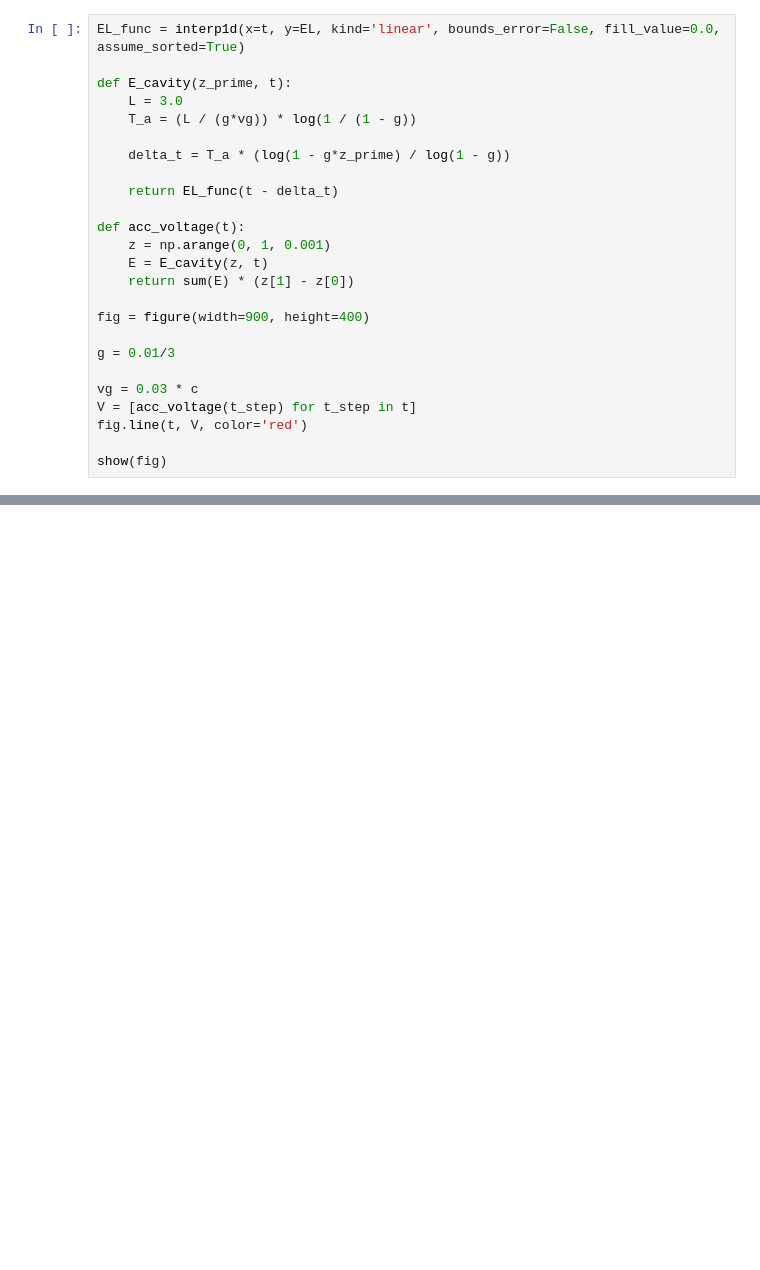
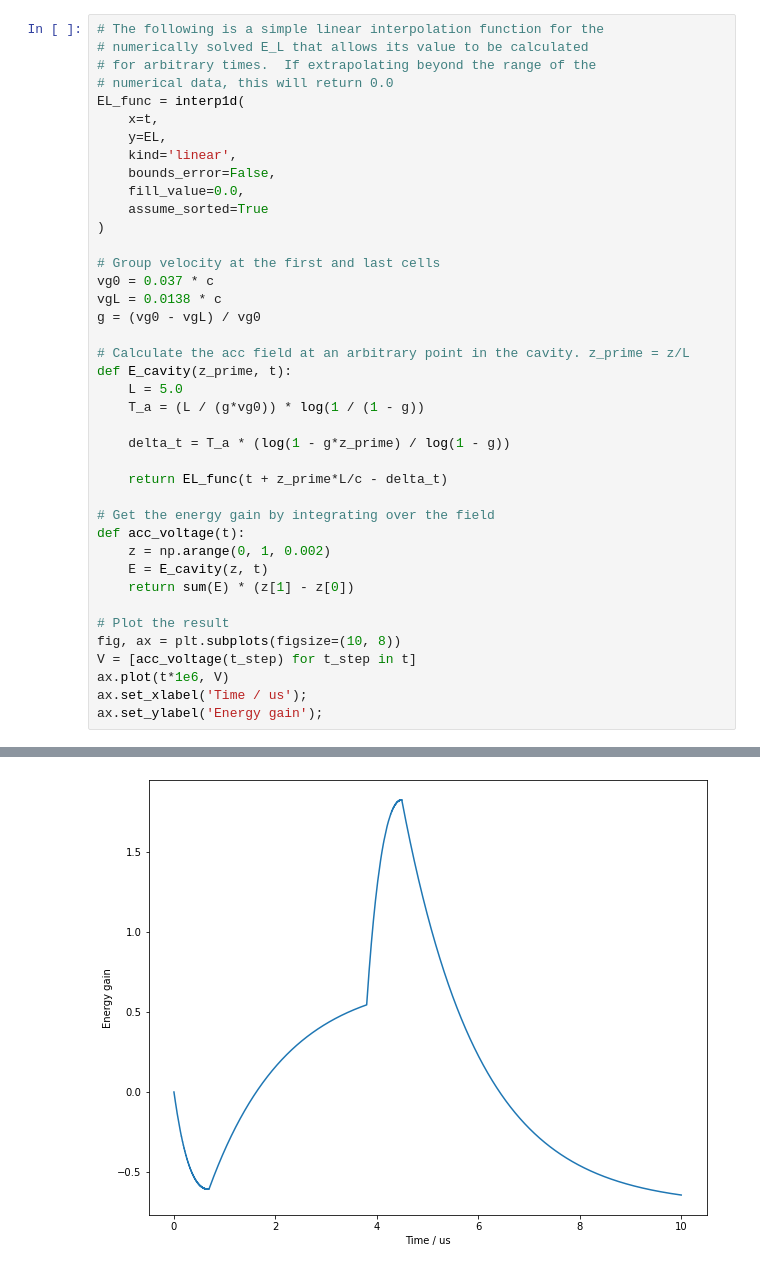
Before and after one commit to stevemolloy/SLED_games, a Jupyter notebook: SLED curves.ipynb, the cells around one changed output, grey strips where cells are left out. Drawn from its saved outputs; the diff is of its cells as text; blank space fills up the shorter version.

```diff
--- a/SLED curves.ipynb
+++ b/SLED curves.ipynb
@@ -59,26 +85,41 @@ show(Column(fig1, fig2, fig3))
 # %%
-EL_func = interp1d(x=t, y=EL, kind='linear', bounds_error=False, fill_value=0.0, assume_sorted=True)
+# The following is a simple linear interpolation function for the
+# numerically solved E_L that allows its value to be calculated
+# for arbitrary times.  If extrapolating beyond the range of the
+# numerical data, this will return 0.0
+EL_func = interp1d(
+    x=t,
+    y=EL,
+    kind='linear',
+    bounds_error=False,
+    fill_value=0.0,
+    assume_sorted=True
+)
 
+# Group velocity at the first and last cells
+vg0 = 0.037 * c
+vgL = 0.0138 * c
+g = (vg0 - vgL) / vg0
+
+# Calculate the acc field at an arbitrary point in the cavity. z_prime = z/L
 def E_cavity(z_prime, t):
-    L = 3.0
-    T_a = (L / (g*vg)) * log(1 / (1 - g))
+    L = 5.0
+    T_a = (L / (g*vg0)) * log(1 / (1 - g))
 
     delta_t = T_a * (log(1 - g*z_prime) / log(1 - g))
 
-    return EL_func(t - delta_t)
+    return EL_func(t + z_prime*L/c - delta_t)
 
+# Get the energy gain by integrating over the field
 def acc_voltage(t):
-    z = np.arange(0, 1, 0.001)
+    z = np.arange(0, 1, 0.002)
     E = E_cavity(z, t)
     return sum(E) * (z[1] - z[0])
 
-fig = figure(width=900, height=400)
-
-g = 0.01/3
-
-vg = 0.03 * c
+# Plot the result
+fig, ax = plt.subplots(figsize=(10, 8))
 V = [acc_voltage(t_step) for t_step in t]
-fig.line(t, V, color='red')
-
-show(fig)
+ax.plot(t*1e6, V)
+ax.set_xlabel('Time / us');
+ax.set_ylabel('Energy gain');
 # %% [output]
@@ -86,0 +126 @@ show(fig)
+[figure, added]
```
Also changed, not shown: parts of 10 cells of this notebook.
